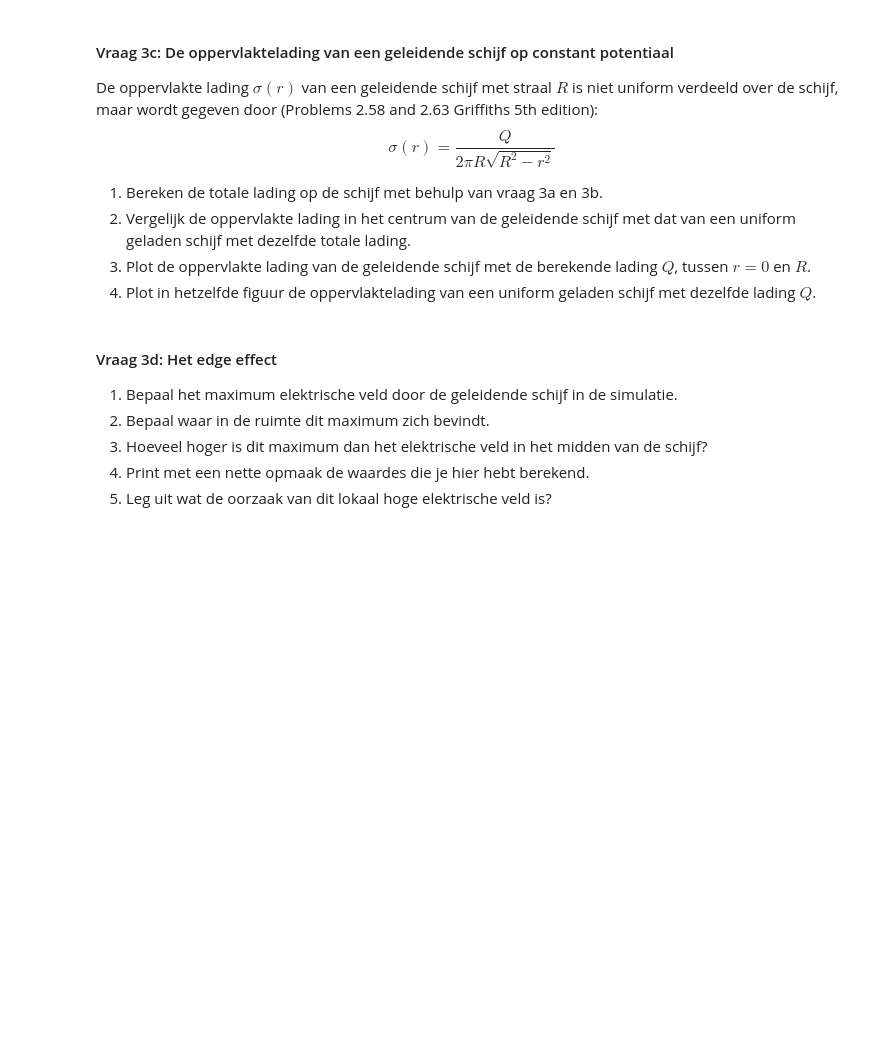
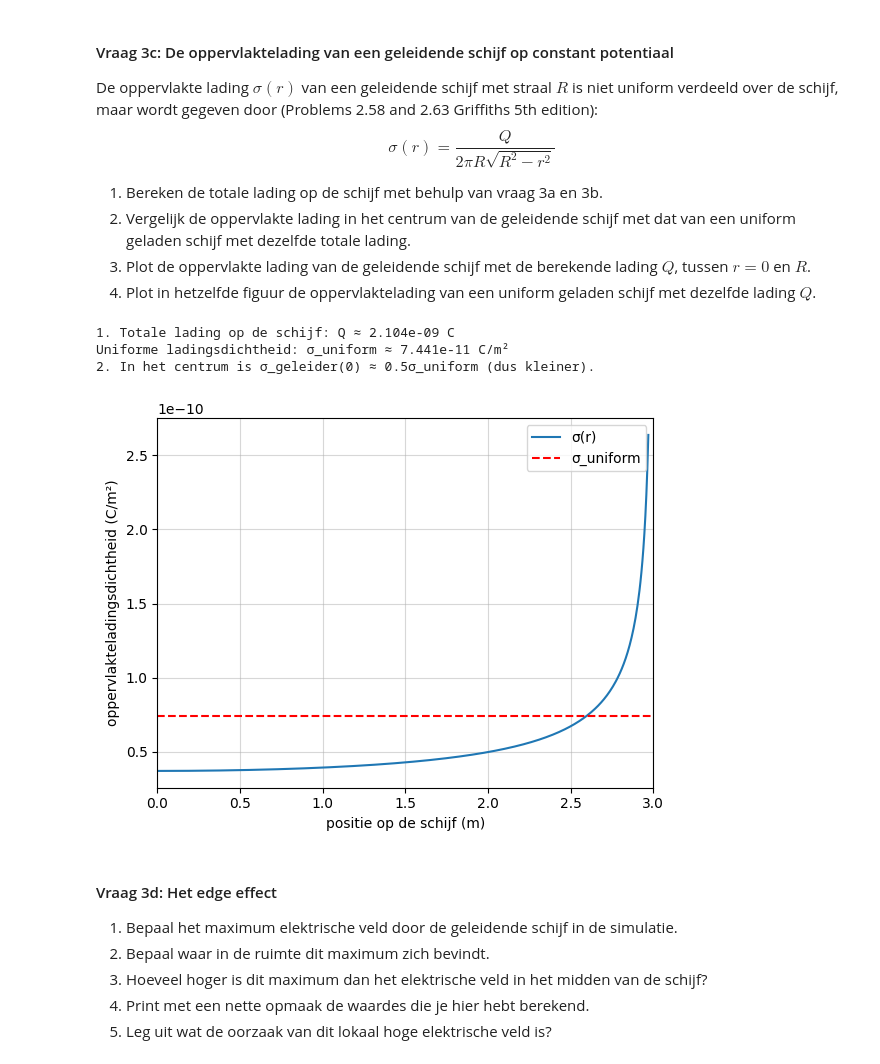
Before and after one commit to emmajuledrent/opdrachten-DEF-D, a Jupyter notebook: DigitaleOntwerpopdrachten/1CondensatorOpdracht/CondensatorOntwerpopdracht.ipynb, the cells around one changed output. Cells and saved outputs as stored; diff of their text form; code cells hidden in the pictures; blank space fills up the shorter version.

```diff
--- a/DigitaleOntwerpopdrachten/1CondensatorOpdracht/CondensatorOntwerpopdracht.ipynb
+++ b/DigitaleOntwerpopdrachten/1CondensatorOpdracht/CondensatorOntwerpopdracht.ipynb
@@ -393,2 +432,3 @@ plot_results_disk(Ez, Er, normE, V, r, z, grid_step, disk_radius, z_pos_disk1, z
 # %%
-#### Print met deze cel met een nette opmaak je antwoord op vraag 3b 2.
+sigma_0 = epsilon0 * E_r0[k0] #k0 geeft de dichtsbijzijnde positieve waarde van z
+print(f"Oppervlakteladingsdichtheid in het midden: σ ≈ {sigma_0:.3e} C/m²")
@@ -403,9 +445,34 @@ $$\sigma(r) = \frac{Q}{2 \pi R \sqrt{R^2 - r^2}}$$
 3. Plot de oppervlakte lading van de geleidende schijf met de berekende lading $Q$, tussen $r = 0$ en $R$.
 4. Plot in hetzelfde figuur de oppervlaktelading van een uniform geladen schijf met dezelfde lading $Q$.
 # %%
-###
-###Jouw code hier###
-###
+#r=0 invullen en oplossen voor Q geeft:
+Q = 2*np.pi*(disk_radius)**2 * sigma_0
+print(f"1. Totale lading op de schijf: Q ≈ {Q:.3e} C") #1
+
+#voor een schijf met een uniforme ladingsdichtheid en gelijke Q is de ladingsdichtheid:
+sigma_uniform = Q / (np.pi * disk_radius**2)
+print(f"Uniforme ladingsdichtheid: σ_uniform ≈ {sigma_uniform:.3e} C/m²")
+print(f"2. In het centrum is σ_geleider(0) ≈ {sigma_0/sigma_uniform:.1f}σ_uniform (dus kleiner).") #2
+
+def sigma(r):
+    return Q / (2 * np.pi * disk_radius * np.sqrt(disk_radius**2 - r**2))
+
+r_plot = np.linspace(0, disk_radius*(0.99), 500)  # stopt net onder R
+
+plt.figure()
+plt.plot(r_plot, sigma(r_plot), label="σ(r)") #3
+plt.xlabel("positie op de schijf (m)")
+plt.ylabel("oppervlakteladingsdichtheid (C/m²)")
+plt.grid(alpha=0.5)
+plt.xlim(0, disk_radius)
+plt.axhline(y=sigma_uniform, color='r', linestyle='--', label='σ_uniform') #4
+plt.legend()
+plt.show()
+# %% [output]
+1. Totale lading op de schijf: Q ≈ 2.104e-09 C
+Uniforme ladingsdichtheid: σ_uniform ≈ 7.441e-11 C/m²
+2. In het centrum is σ_geleider(0) ≈ 0.5σ_uniform (dus kleiner).
+[figure, added]
 # %% [markdown]
 #### Vraag 3d: Het edge effect
 
```
Also changed, not shown: parts of 18 cells of this notebook, 3 other files.
